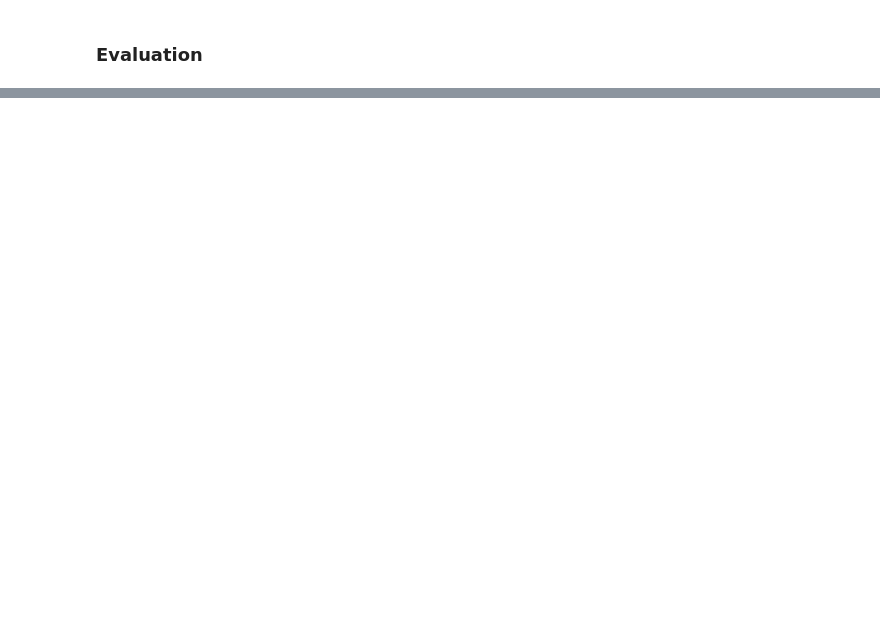
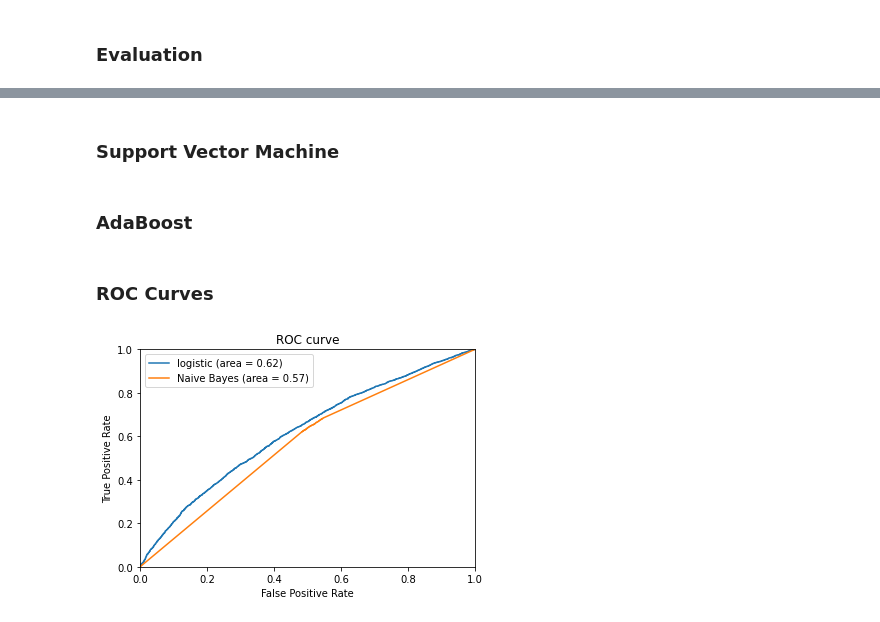
Before and after one commit to linksaiyajin/ML-Project, a Jupyter notebook: fake-news-classification.ipynb, the cells around one changed output, grey strips where cells are left out. Drawn from its saved outputs; the diff is of its cells as text; code cells hidden in the pictures; blank space fills up the shorter version.

```diff
--- a/fake-news-classification.ipynb
+++ b/fake-news-classification.ipynb
@@ -398,0 +506,9 @@ plt.plot(fpr,tpr)
+# %%
+from sklearn.naive_bayes import MultinomialNB
+
+bayes = MultinomialNB(alpha=0.1)
+bayes.fit(x_train, y_train)
+
+bayes_preds = bayes.predict(x_test)
+
+print(classification_report(y_test, bayes_preds, target_names = ['Fake','Real']))
@@ -398,0 +534,2 @@ plt.plot(fpr,tpr)
+# %% [markdown]
+### Support Vector Machine
@@ -398,0 +553,2 @@ plt.plot(fpr,tpr)
+# %% [markdown]
+### AdaBoost
@@ -398,0 +572,33 @@ plt.plot(fpr,tpr)
+# %% [markdown]
+### ROC Curves
+# %%
+import sklearn
+# We'll need class probabilities from each of the classifiers
+y_log   = logR.predict_proba(x_test)
+y_bayes = bayes.predict_proba(x_test)
+#y_knn   = knn.predict_proba(x_test)
+
+# Compute the points on the curve
+# We pass the probability of the second class (KIA) as the y_score
+curve_log    = sklearn.metrics.roc_curve(y_test, y_log[:, 1])
+curve_bayes  = sklearn.metrics.roc_curve(y_test, y_bayes[:, 1])
+#curve_knn    = sklearn.metrics.roc_curve(y_test, y_knn[:, 1])
+
+# Compute Area Under the Curve
+auc_log    = auc(curve_log[0], curve_log[1])
+auc_bayes  = auc(curve_bayes[0], curve_bayes[1])
+#auc_knn    = auc(curve_knn[0], curve_knn[1])
+
+plt.plot(curve_log[0], curve_log[1], label='logistic (area = %0.2f)' % auc_log)
+plt.plot(curve_bayes[0], curve_bayes[1], label='Naive Bayes (area = %0.2f)' % auc_bayes)
+#plt.plot(curve_knn[0], curve_knn[1], label='knn (area = %0.2f)'% auc_knn)
+
+plt.xlim([0.0, 1.0])
+plt.ylim([0.0, 1.0])
+plt.xlabel('False Positive Rate')
+plt.ylabel('True Positive Rate')
+plt.title('ROC curve');
+
+plt.legend();
+# %% [output]
+[figure, added]
```
Also changed, not shown: parts of 56 cells of this notebook.
